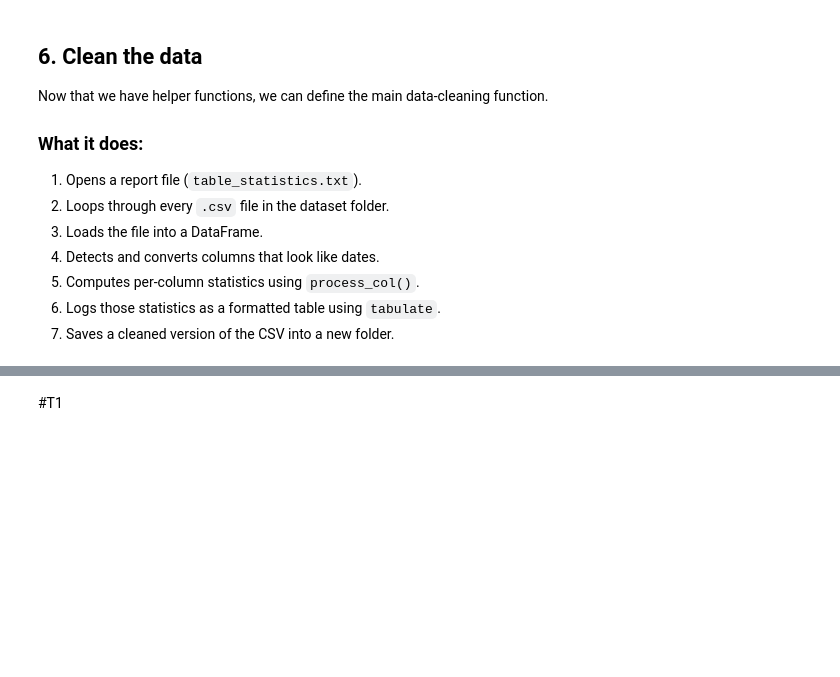
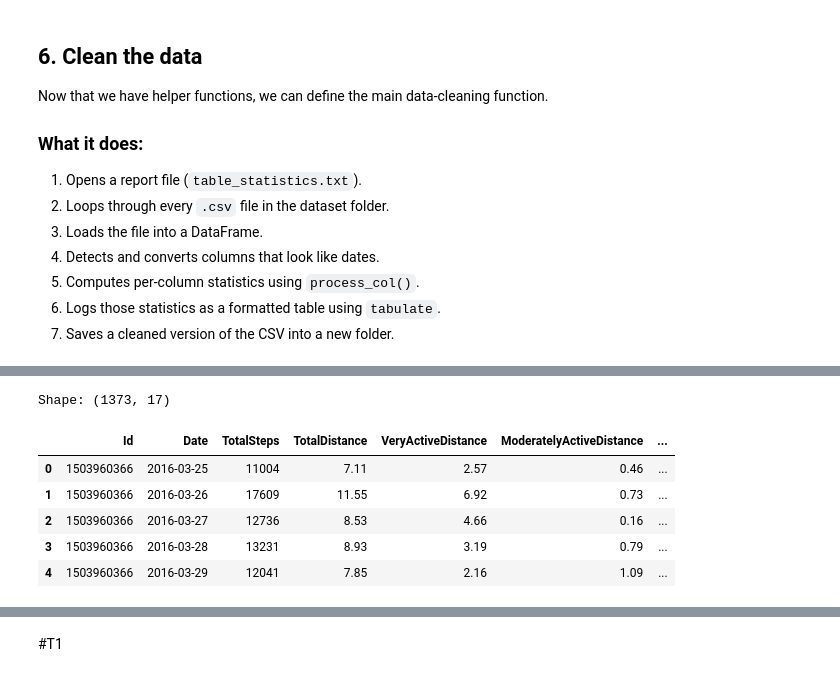
Before and after one commit to pmendez252/data_science-deep_learning, a Jupyter notebook: code/Deep_Learning_LAB1.ipynb, the cells around one changed output, grey strips where cells are left out. Cells and saved outputs as stored; diff of their text form; code cells hidden in the pictures; blank space fills up the shorter version.

```diff
--- a/code/Deep_Learning_LAB1.ipynb
+++ b/code/Deep_Learning_LAB1.ipynb
@@ -266,0 +281,61 @@ Statistics for full_minuteIntensitiesNarrow_merged.csv:
+# %%
+data_path = "../data/full_path_clean"
+
+# Daily activity
+unified_df = pd.read_csv(os.path.join(data_path, "full_dailyActivity_merged.csv"))
+
+unified_df["Date"] = pd.to_datetime(unified_df["ActivityDate"]).dt.normalize()
+
+unified_df = unified_df.drop(columns=["ActivityDate", "TrackerDistance", "LoggedActivitiesDistance", "SedentaryActiveDistance"])
+
+unified_df = unified_df.drop_duplicates(subset=["Id", "Date"], keep="first")
+# Sleep
+sleep_df = pd.read_csv(os.path.join(data_path, "full_sleepDay_merged.csv"))
+
+sleep_df["Date"] = pd.to_datetime(sleep_df["SleepDay"]).dt.normalize()
+
+sleep_daily = sleep_df.groupby(["Id", "Date"], as_index=False)[
+	["TotalMinutesAsleep", "TotalTimeInBed"]
+	].sum()
+
+unified_df = unified_df.merge(sleep_daily, on=["Id", "Date"], how="left")
+
+# Weight and BMI
+weight_df = pd.read_csv(os.path.join(data_path, "full_weightLogInfo_merged.csv"))
+
+weight_df["Date"] = pd.to_datetime(weight_df["Date"])
+weight_df = weight_df.sort_values("Date")
+weight_df["Date"] = weight_df["Date"].dt.normalize()
+
+weight_df = weight_df.drop_duplicates(subset=["Id", "Date"], keep="last")
+
+unified_df = unified_df.merge(weight_df[["Id", "Date", "WeightKg", "BMI"]], on=["Id", "Date"], how="left")
+
+# Daily average METs
+mets_df = pd.read_csv(os.path.join(data_path, "full_minuteMETsNarrow_merged.csv"))
+
+mets_df["Date"] = pd.to_datetime(mets_df["ActivityMinute"]).dt.normalize()
+mets_df["METs"] = mets_df["METs"] / 10
+
+mets_daily = (mets_df.groupby(["Id", "Date"], as_index=False).agg(METs_mean=("METs", "mean")))
+
+unified_df = unified_df.merge(mets_daily, on=["Id", "Date"], how="left")
+
+# Sort and save
+unified_df = unified_df.sort_values(["Id", "Date"]).reset_index(drop=True)
+
+unified_df.to_csv(
+	os.path.join(data_path, "unified_df.csv"),
+	index=False
+)
+
+print("Shape:", unified_df.shape)
+display(unified_df.head())
+# %% [output]
+Shape: (1373, 17)
+|  | Id | Date | TotalSteps | TotalDistance | VeryActiveDistance | ModeratelyActiveDistance | ... |
+| 0 | 1503960366 | 2016-03-25 | 11004 | 7.11 | 2.57 | 0.46 | ... |
+| 1 | 1503960366 | 2016-03-26 | 17609 | 11.55 | 6.92 | 0.73 | ... |
+| 2 | 1503960366 | 2016-03-27 | 12736 | 8.53 | 4.66 | 0.16 | ... |
+| 3 | 1503960366 | 2016-03-28 | 13231 | 8.93 | 3.19 | 0.79 | ... |
+| 4 | 1503960366 | 2016-03-29 | 12041 | 7.85 | 2.16 | 1.09 | ... |
```
Also changed, not shown: parts of 8 cells of this notebook, 32 other files.
